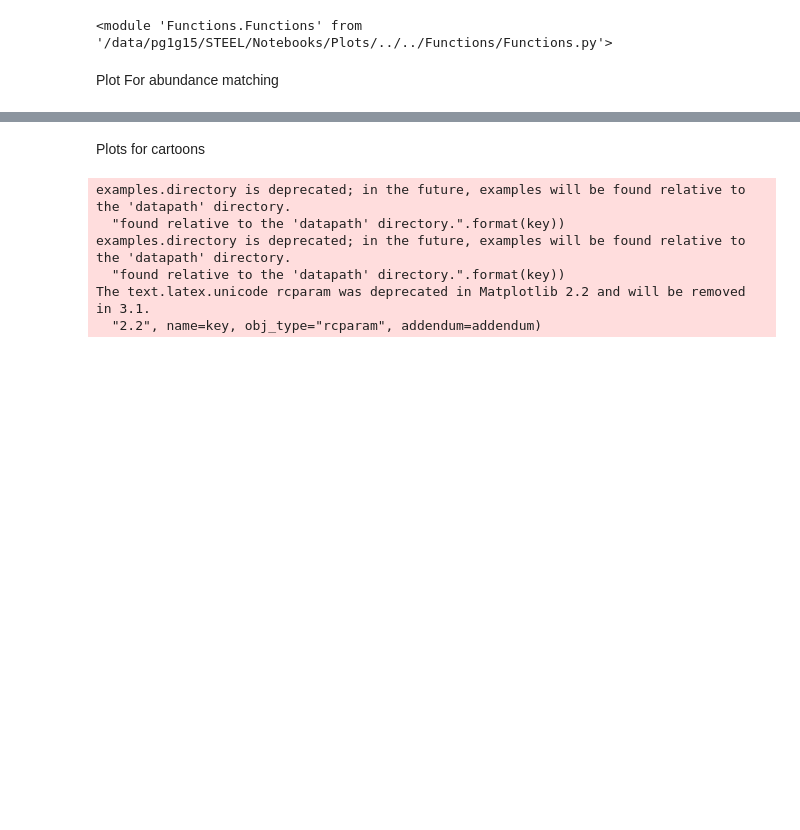
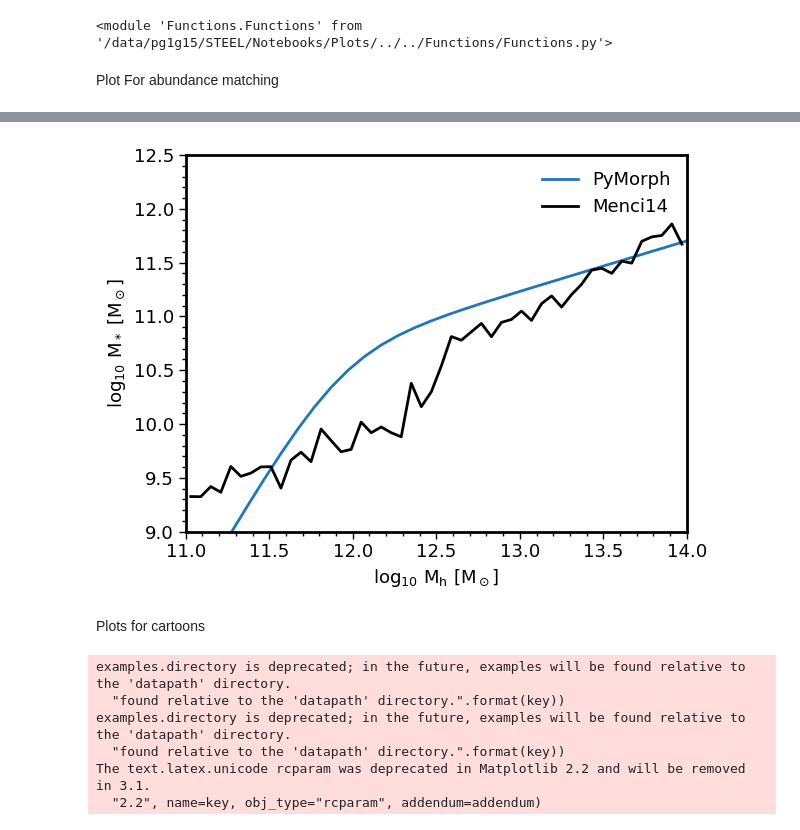
Before and after one commit to PipGrylls/STEEL, a Jupyter notebook: Notebooks/Plots/Extra_Plots_Paper2.ipynb, the cells around one changed output, grey strips where cells are left out. Drawn from its saved outputs; the diff is of its cells as text; code cells hidden in the pictures; blank space fills up the shorter version.

Commit message:
This is the version of the code used for the 1st submission of Paper2 on 02/05/19

```diff
--- a/Notebooks/Plots/Extra_Plots_Paper2.ipynb
+++ b/Notebooks/Plots/Extra_Plots_Paper2.ipynb
@@ -268,3 +270,21 @@ plt.show()
+# %%
+AbnMtch['G19_SE'] = True
+plt.plot(np.arange(10, 15, 0.1)- np.log10(h), F.DarkMatterToStellarMass(np.arange(10, 15, 0.1) - np.log10(h), 0.1, Paramaters, ScatterOn = False), "-C0", label = "PyMorph")
+AbnMtch['G19_SE'] = False
+NM_SMHM = np.loadtxt(AbsPath+"/Data/Observational/Nicola_SAM/mstar-mhalos.dat").T
+plt.plot(NM_SMHM[0], NM_SMHM[1], "k", label = "Menci14")
+plt.legend(frameon = False)
+plt.ylim(9, 12.5)
+plt.xlim(11, 14)
+plt.xlabel("$\mathrm{log_{10}}$ $\mathrm{M_h}$ $\mathrm{[M_\odot]}$")
+plt.ylabel("$\mathrm{log_{10}}$ $\mathrm{M_*}$ $\mathrm{[M_\odot]}$")
+plt.tight_layout()
+
+plt.savefig(AbsPath+"/Figures/Paper2/AbundaceMtch_Menci.png")
+plt.savefig(AbsPath+"/Figures/Paper2/AbundaceMtch_Menci.pdf")
+plt.show()
+# %% [output]
+[figure, added]
 # %% [markdown]
 Plots for cartoons
 # %%
```
Also changed, not shown: parts of 1 cell of this notebook, 2 other files.
